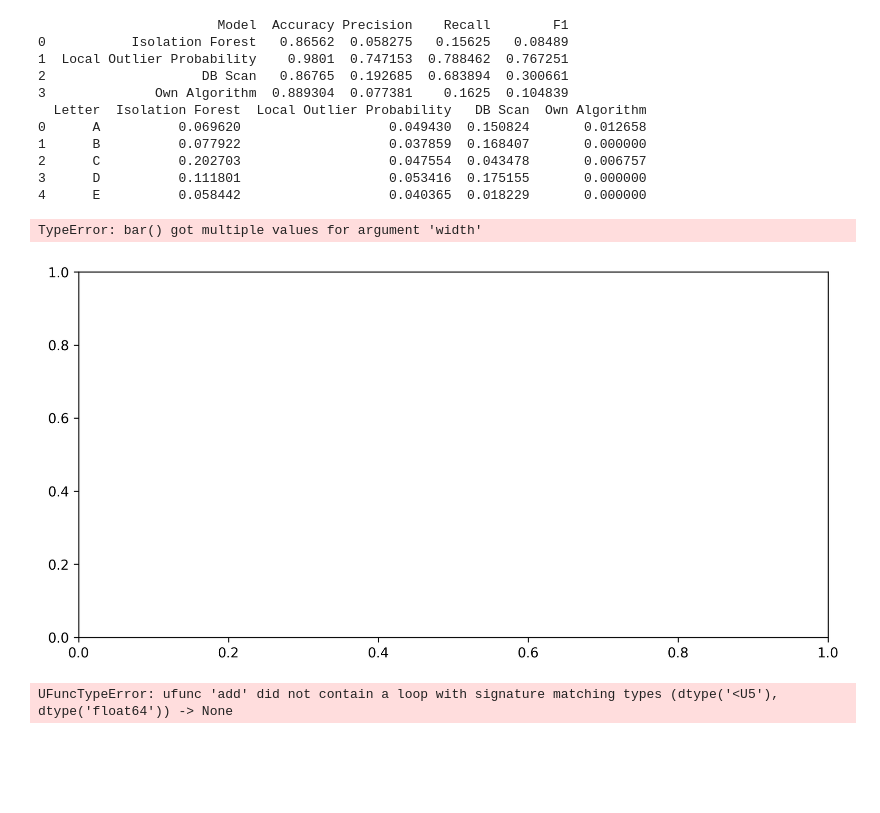
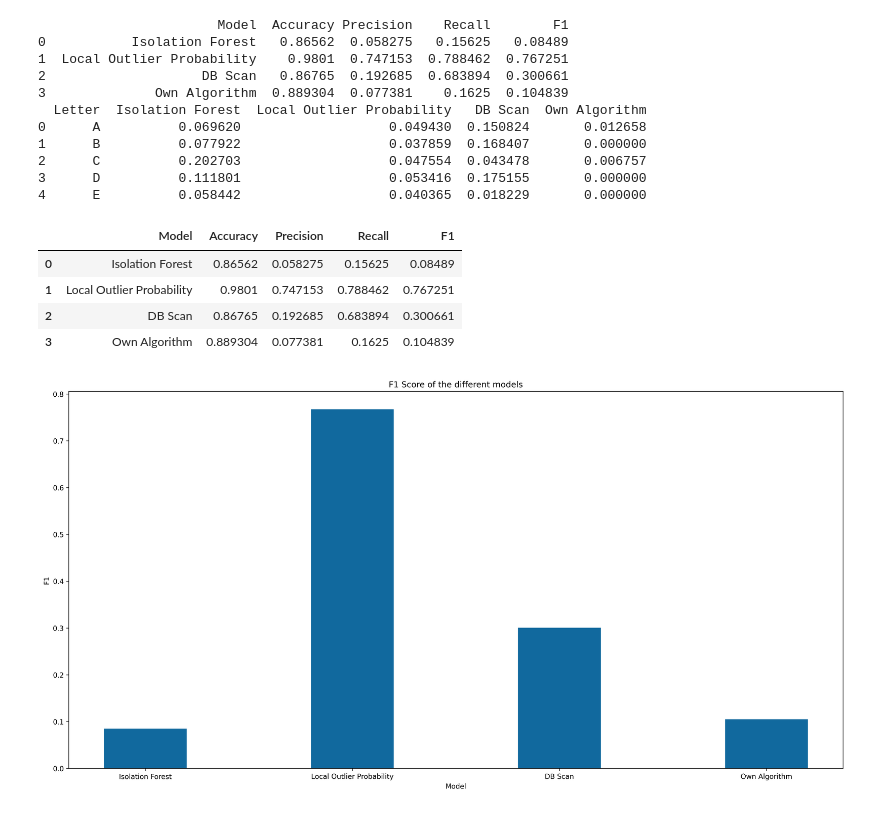
Before and after one commit to mmlein/KDDM2, a Jupyter notebook: effect_hyperparameter.ipynb, the cells around one changed output. Cells and saved outputs as stored; diff of their text form; code cells hidden in the pictures; blank space fills up the shorter version.

Commit message:
updated results

```diff
--- a/effect_hyperparameter.ipynb
+++ b/effect_hyperparameter.ipynb
@@ -33,12 +27,12 @@ percentages_columns = alphabet + ["Total"]
 # %% [markdown]
 # Isolation Forest
 # %%
-path_iso_for = Path("../../Data/Output_Data/02_Results_Ifor/Ifor_rel.csv").absolute()
-path_db_scan = Path("../../Data/Output_Data/03_DBScan/result_DBSCAN_per_3std_4,16%.csv")
-path_lop = Path("../../Data/Output_Data/04_Local_outlier_prob/results_lop_per_3std_4,16%_06_07.csv")
-path_own_algo = Path("../../Data/Output_Data/05_Own_algorithm/results_per_own_algo_hyper_para_3std_4_16%.csv")
+path_iso_for = Path("Data/Output_Data/02_Results_Ifor/Ifor_rel.csv").absolute()
+path_db_scan = Path("Data/Output_Data/03_DBScan/result_DBSCAN_per_3std_4,16%.csv")
+path_lop = Path("Data/Output_Data/04_Local_outlier_prob/results_lop_per_3std_4,16%_06_07.csv")
+path_own_algo = Path("Data/Output_Data/05_Own_algorithm/results_per_own_algo_hyper_para_3std_4_16%.csv")
 
-path_iso_val = Path("../../Data/Output_Data/02_Results_Ifor/Ifor_val.csv").absolute()
+path_iso_val = Path("Data/Output_Data/02_Results_Ifor/Ifor_val.csv").absolute()
 
 iso_for = pd.read_csv(path_iso_for)
 db_scan = pd.read_csv(path_db_scan)
@@ -107,27 +96,29 @@ print(percentages.head())
 2      C          0.202703                   0.047554  0.043478       0.006757
 3      D          0.111801                   0.053416  0.175155       0.000000
 4      E          0.058442                   0.040365  0.018229       0.000000
+# %%
+results
+# %% [output]
+|  | Model | Accuracy | Precision | Recall | F1 |
+| 0 | Isolation Forest | 0.86562 | 0.058275 | 0.15625 | 0.08489 |
+| 1 | Local Outlier Probability | 0.9801 | 0.747153 | 0.788462 | 0.767251 |
+| 2 | DB Scan | 0.86765 | 0.192685 | 0.683894 | 0.300661 |
+| 3 | Own Algorithm | 0.889304 | 0.077381 | 0.1625 | 0.104839 |
 # %%
 import seaborn as sns
 
-#sns.rcParams['figure.dpi'] = 300
-fig = plt.figure(figsize = (10, 5))
+plt.rcParams['figure.dpi'] = 300
+fig = plt.figure(figsize = (20, 10))
 
 measure = "F1"
 
 # creating the bar plot
-sns.barplot(results["Model"], results[measure], color ='#11699E',
-        width = 0.4)
+plt.bar(results["Model"], results[measure], color ='#11699E',width = 0.4)
 
-sns.xlabel("Model")
-sns.ylabel(measure)
-sns.title("F1 Score of the different models")
-sns.show()
+plt.xlabel("Model")
+plt.ylabel(measure)
+plt.title("F1 Score of the different models")
+plt.show()
 x = ["#11699E", "#F60045", "#B2B2B2", "#D9D9D9"]
 # %% [output]
-TypeError: bar() got multiple values for argument 'width'
-[figure, old version]
+[figure, new version]
-# %%
-np.array(list(percentages["Letter"])) +0.2
-# %% [output]
-UFuncTypeError: ufunc 'add' did not contain a loop with signature matching types (dtype('<U5'), dtype('float64')) -> None
```
Also changed, not shown: parts of 9 cells of this notebook, 1 other file.
